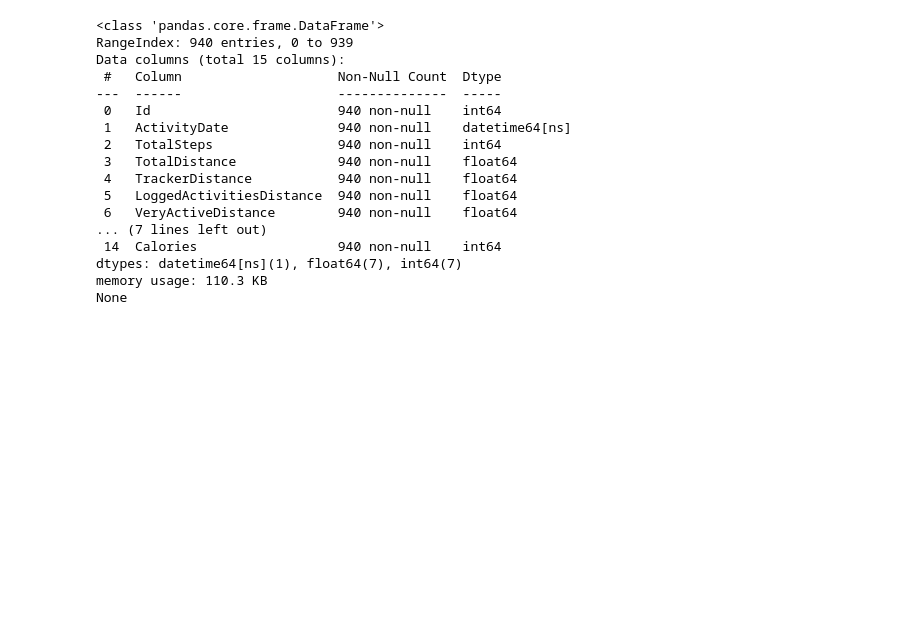
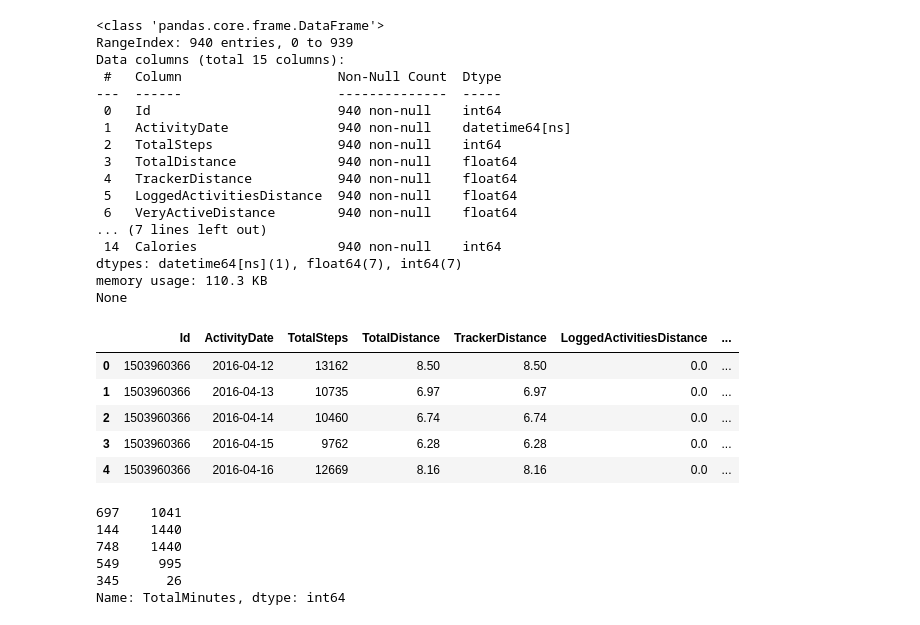
Before and after one commit to Emedion/Smart-Watch-Analysis, a Jupyter notebook: watch analysis.ipynb, the cells around one changed output. Cells and saved outputs as stored; diff of their text form; code cells hidden in the pictures; blank space fills up the shorter version.

Commit message:
Checked for calories burned daily, total active time, active minutes on each days etc

```diff
--- a/watch analysis.ipynb
+++ b/watch analysis.ipynb
@@ -90,3 +90,23 @@ Data columns (total 15 columns):
 dtypes: datetime64[ns](1), float64(7), int64(7)
 memory usage: 110.3 KB
 None
+# %%
+data.head()
+# %% [output]
+|  | Id | ActivityDate | TotalSteps | TotalDistance | TrackerDistance | LoggedActivitiesDistance | ... |
+| 0 | 1503960366 | 2016-04-12 | 13162 | 8.50 | 8.50 | 0.0 | ... |
+| 1 | 1503960366 | 2016-04-13 | 10735 | 6.97 | 6.97 | 0.0 | ... |
+| 2 | 1503960366 | 2016-04-14 | 10460 | 6.74 | 6.74 | 0.0 | ... |
+| 3 | 1503960366 | 2016-04-15 | 9762 | 6.28 | 6.28 | 0.0 | ... |
+| 4 | 1503960366 | 2016-04-16 | 12669 | 8.16 | 8.16 | 0.0 | ... |
+# %%
+data['TotalMinutes'] = data['VeryActiveMinutes'] + data['FairlyActiveMinutes'] + data['LightlyActiveMinutes'] + data['SedentaryMinutes']
+
+print(data['TotalMinutes'].sample(5))
+# %% [output]
+697    1041
+144    1440
+748    1440
+549     995
+345      26
+Name: TotalMinutes, dtype: int64
```
Also changed, not shown: parts of 7 cells of this notebook, 1 other file.
